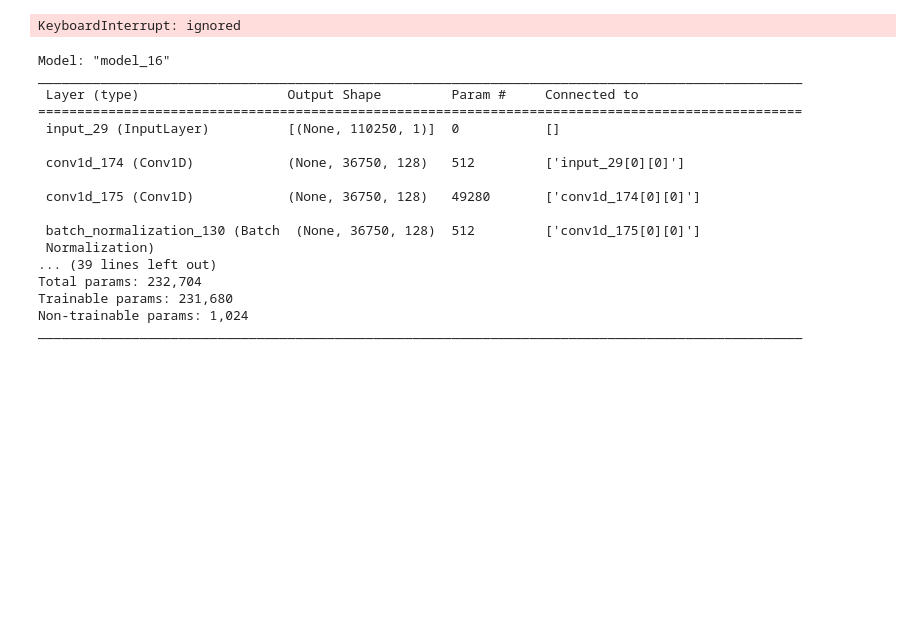
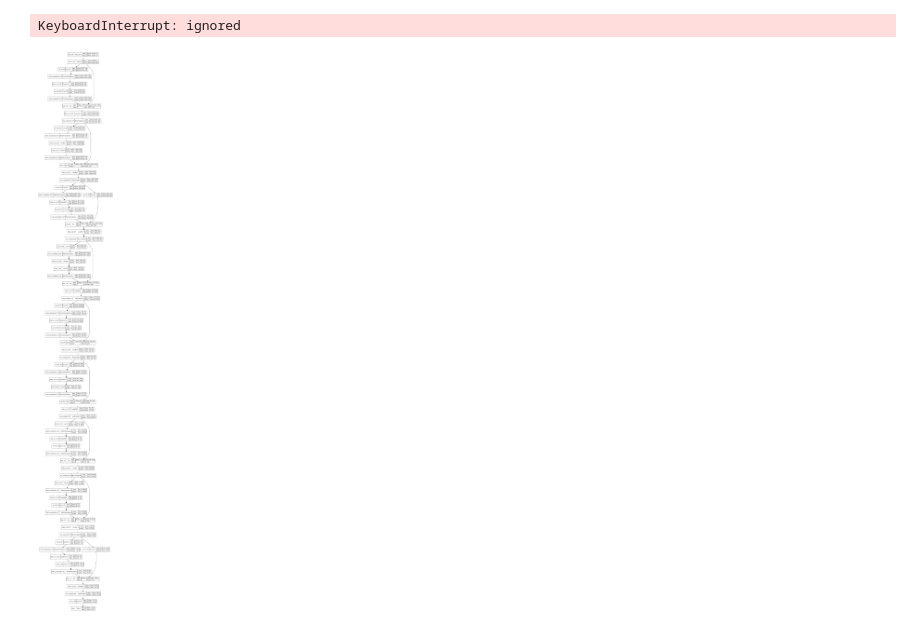
Before and after one commit to wojciechsadlik/MGU-CGANMusicConverter, a Jupyter notebook: raw_audio_classifier.ipynb, the cells around one changed output. Drawn from its saved outputs; the diff is of its cells as text; code cells hidden in the pictures; blank space fills up the shorter version.

```diff
--- a/raw_audio_classifier.ipynb
+++ b/raw_audio_classifier.ipynb
@@ -61,11 +61,12 @@ from keras.layers.convolutional import Conv1D
 from keras import regularizers, Input
 from tensorflow.keras.layers import BatchNormalization
 from keras.layers.core import Activation
-from keras.layers import LeakyReLU, Add
+from keras.layers import LeakyReLU, Add, Dense
+from tensorflow.keras.utils import plot_model
 
 AUDIO_LENGTH = 110250
 
-def add_Res1D(y, kernel_size, filters, strides=1):
+def add_Res1D(y, kernel_size, filters, strides=1, downsample=False):
   y_shortcut = y
 
   y = Conv1D(filters=filters, kernel_size=kernel_size, strides=strides, padding='same')(y)
@@ -73,6 +74,9 @@ def add_Res1D(y, kernel_size, filters, strides=1):
   y = LeakyReLU()(y)
   y = Conv1D(filters=filters, kernel_size=kernel_size, strides=strides, padding='same')(y)
   y = BatchNormalization()(y)
+
+  if downsample:
+    y_shortcut = Conv1D(filters=filters, kernel_size=1, strides=strides, padding='same')(y_shortcut)
 
   y = Add()([y_shortcut, y])
   y = LeakyReLU()(y)
@@ -89,44 +93,29 @@ def classifier(input_shape=[AUDIO_LENGTH, 1], num_classes=10):
   y = MaxPooling1D(pool_size=3, strides=3)(y)
   y = add_Res1D(y, 3, 128)
   y = MaxPooling1D(pool_size=3, strides=3)(y)
-  #y = add_Res1D(y, 3, 256)
-  #y = MaxPooling1D(pool_size=3, strides=3)(y)
-  #y = add_Res1D(y, 3, 256)
-  #y = MaxPooling1D(pool_size=3, strides=3)(y)
-  #y = add_Res1D(y, 3, 256)
-  #y = MaxPooling1D(pool_size=3, strides=3)(y)
-  #y = add_Res1D(y, 3, 256)
-  #y = MaxPooling1D(pool_size=3, strides=3)(y)
-  #y = add_Res1D(y, 3, 256)
-  #y = MaxPooling1D(pool_size=3, strides=3)(y)
-  #y = add_Res1D(y, 3, 256)
-  #y = MaxPooling1D(pool_size=3, strides=3)(y)
-  #y = add_Res1D(y, 3, 512)
-  #y = MaxPooling1D(pool_size=3, strides=3)(y)
-  #y = Conv1D(512, kernel_size=1, strides=1, padding='same')(y)
-  y = Conv1D(256, kernel_size=1, strides=1, padding='same')(y)
+  y = add_Res1D(y, 3, 256, downsample=True)
+  y = MaxPooling1D(pool_size=3, strides=3)(y)
+  y = add_Res1D(y, 3, 256)
+  y = MaxPooling1D(pool_size=3, strides=3)(y)
+  y = add_Res1D(y, 3, 256)
+  y = MaxPooling1D(pool_size=3, strides=3)(y)
+  y = add_Res1D(y, 3, 256)
+  y = MaxPooling1D(pool_size=3, strides=3)(y)
+  y = add_Res1D(y, 3, 256)
+  y = MaxPooling1D(pool_size=3, strides=3)(y)
+  y = add_Res1D(y, 3, 256)
+  y = MaxPooling1D(pool_size=3, strides=3)(y)
+  y = add_Res1D(y, 3, 512, downsample=True)
+  y = MaxPooling1D(pool_size=3, strides=3)(y)
+  y = Conv1D(512, kernel_size=1, strides=1, padding='same')(y)
+  y = Dense(10, activation='softmax')(y)
 
   model = Model(inputs = X_input, outputs = y)
   return model
 # %%
 model = classifier()
 model.compile(optimizer='adam', loss='categorical_crossentropy', metrics=['accuracy'])
-model.summary()
+
+plot_model(model, show_shapes=True)
 # %% [output]
-Model: "model_16"
-__________________________________________________________________________________________________
- Layer (type)                   Output Shape         Param #     Connected to
-==================================================================================================
- input_29 (InputLayer)          [(None, 110250, 1)]  0           []
-
- conv1d_174 (Conv1D)            (None, 36750, 128)   512         ['input_29[0][0]']
-
- conv1d_175 (Conv1D)            (None, 36750, 128)   49280       ['conv1d_174[0][0]']
-
- batch_normalization_130 (Batch  (None, 36750, 128)  512         ['conv1d_175[0][0]']
- Normalization)
-... (39 lines left out)
-Total params: 232,704
-Trainable params: 231,680
-Non-trainable params: 1,024
-__________________________________________________________________________________________________
+[figure, added]
```
